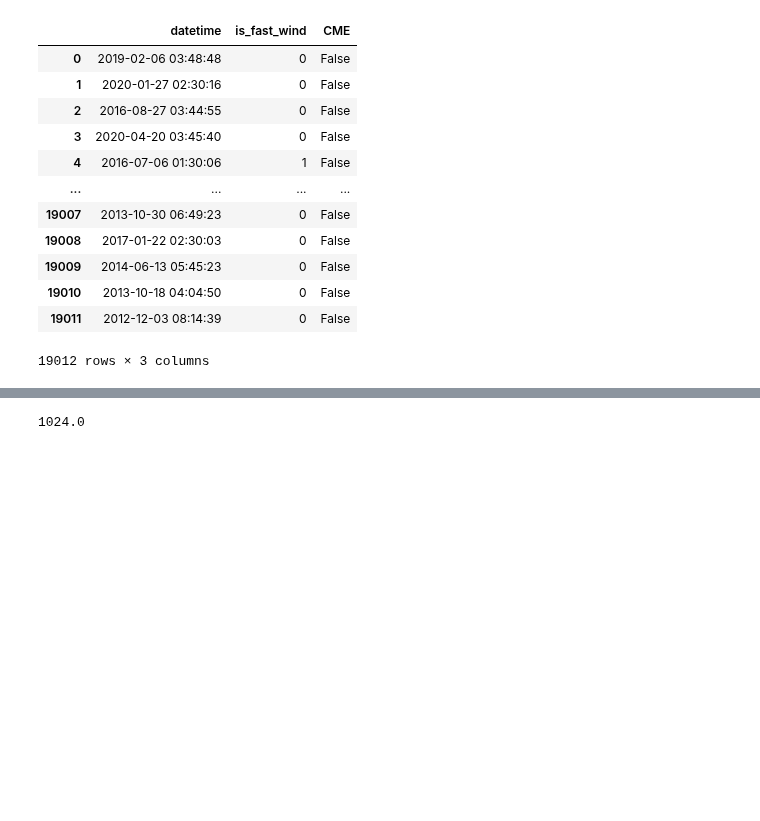
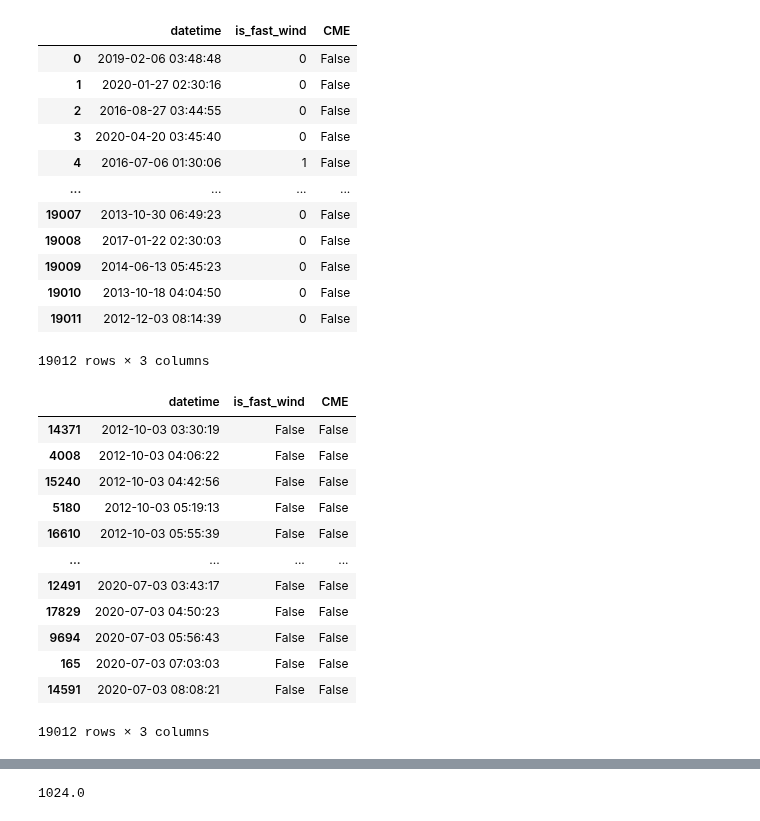
Before and after one commit to eugenioLR/TFM_sun_Autoencoders, a Jupyter notebook: autoencoder_xception_3c_full_finetune.ipynb, the cells around one changed output, grey strips where cells are left out. Drawn from its saved outputs; the diff is of its cells as text; code cells hidden in the pictures; blank space fills up the shorter version.

```diff
--- a/autoencoder_xception_3c_full_finetune.ipynb
+++ b/autoencoder_xception_3c_full_finetune.ipynb
@@ -401,6 +397,25 @@ metadata
 | 19010 | 2013-10-18 04:04:50 | 0 | False |
 | 19011 | 2012-12-03 08:14:39 | 0 | False |
 19012 rows × 3 columns
+# %%
+solar_wind_class = pd.read_csv("./is_fast_solar_wind.csv", index_col=0)
+solar_wind_class = solar_wind_class.sort_values(by="datetime")
+solar_wind_class["is_fast_wind"] = solar_wind_class["is_fast_wind"] == 1
+solar_wind_class
+# %% [output]
+|  | datetime | is_fast_wind | CME |
+| 14371 | 2012-10-03 03:30:19 | False | False |
+| 4008 | 2012-10-03 04:06:22 | False | False |
+| 15240 | 2012-10-03 04:42:56 | False | False |
+| 5180 | 2012-10-03 05:19:13 | False | False |
+| 16610 | 2012-10-03 05:55:39 | False | False |
+| ... | ... | ... | ... |
+| 12491 | 2020-07-03 03:43:17 | False | False |
+| 17829 | 2020-07-03 04:50:23 | False | False |
+| 9694 | 2020-07-03 05:56:43 | False | False |
+| 165 | 2020-07-03 07:03:03 | False | False |
+| 14591 | 2020-07-03 08:08:21 | False | False |
+19012 rows × 3 columns
 # %%
 metadata[metadata["is_fast_wind"] == 1].count()
 # %% [output]
```
Also changed, not shown: parts of 11 cells of this notebook, 7 other files.
